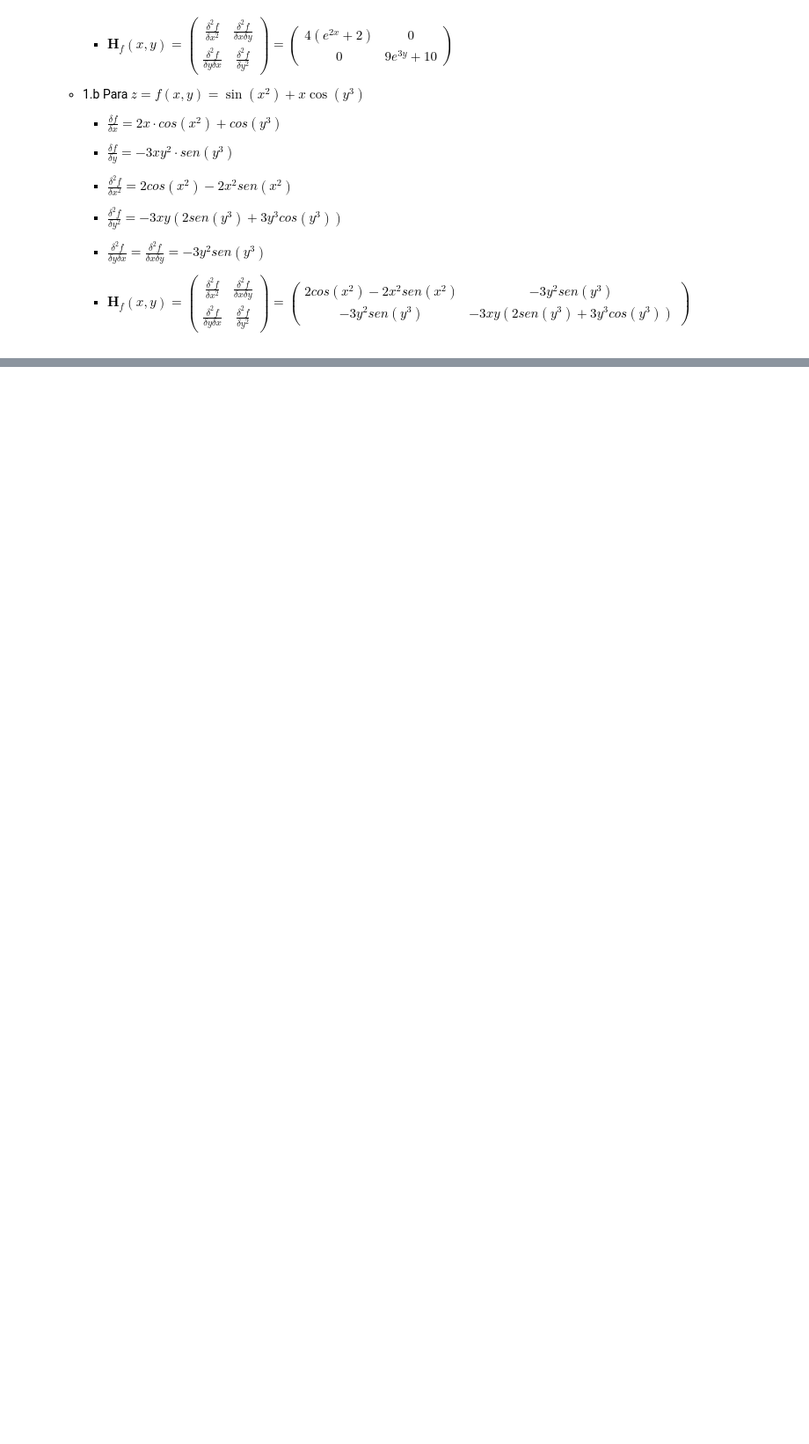
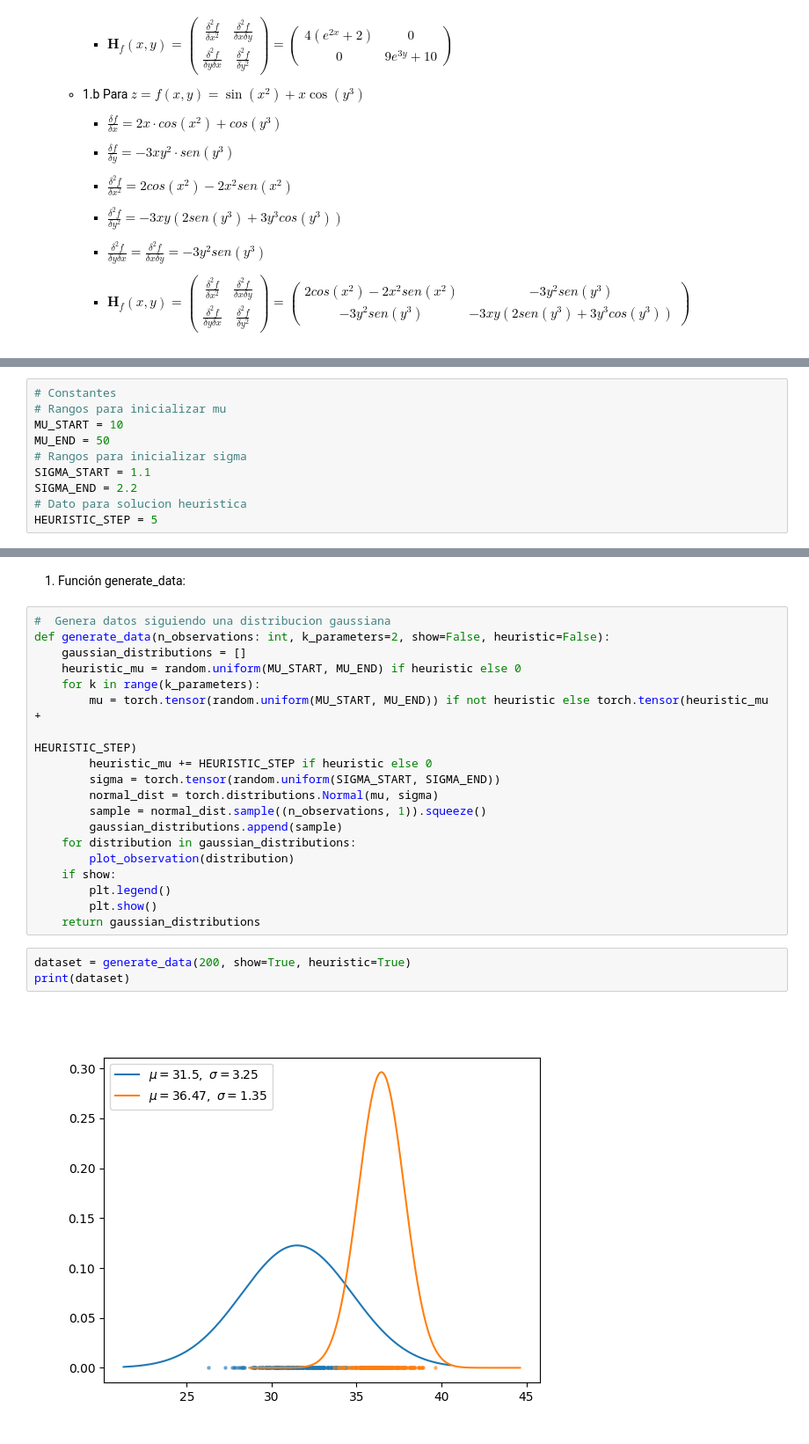
Before and after one commit to LD9797/Deep-Learning-Ground, a Jupyter notebook: TP01-Funciones_Multivariable_propEntrega.ipynb, the cells around one changed output, grey strips where cells are left out. Shown at 88% size. Cells and saved outputs as stored; diff of their text form; blank space fills up the shorter version.

```diff
--- a/TP01-Funciones_Multivariable_propEntrega.ipynb
+++ b/TP01-Funciones_Multivariable_propEntrega.ipynb
@@ -378,0 +384,10 @@ La magnitud del vector P1 es:  tensor(0.3919)
+# %%
+# Constantes
+# Rangos para inicializar mu
+MU_START = 10
+MU_END = 50
+# Rangos para inicializar sigma
+SIGMA_START = 1.1
+SIGMA_END = 2.2
+# Dato para solucion heuristica
+HEURISTIC_STEP = 5
@@ -378,0 +423,26 @@ La magnitud del vector P1 es:  tensor(0.3919)
+# %% [markdown]
+1. Función generate_data:
+# %%
+#  Genera datos siguiendo una distribucion gaussiana
+def generate_data(n_observations: int, k_parameters=2, show=False, heuristic=False):
+    gaussian_distributions = []
+    heuristic_mu = random.uniform(MU_START, MU_END) if heuristic else 0
+    for k in range(k_parameters):
+        mu = torch.tensor(random.uniform(MU_START, MU_END)) if not heuristic else torch.tensor(heuristic_mu +
+                                                                                               HEURISTIC_STEP)
+        heuristic_mu += HEURISTIC_STEP if heuristic else 0
+        sigma = torch.tensor(random.uniform(SIGMA_START, SIGMA_END))
+        normal_dist = torch.distributions.Normal(mu, sigma)
+        sample = normal_dist.sample((n_observations, 1)).squeeze()
+        gaussian_distributions.append(sample)
+    for distribution in gaussian_distributions:
+        plot_observation(distribution)
+    if show:
+        plt.legend()
+        plt.show()
+    return gaussian_distributions
+# %%
+dataset = generate_data(200, show=True, heuristic=True)
+print(dataset)
+# %% [output]
+[figure, added]
```
Also changed, not shown: parts of 25 cells of this notebook.
